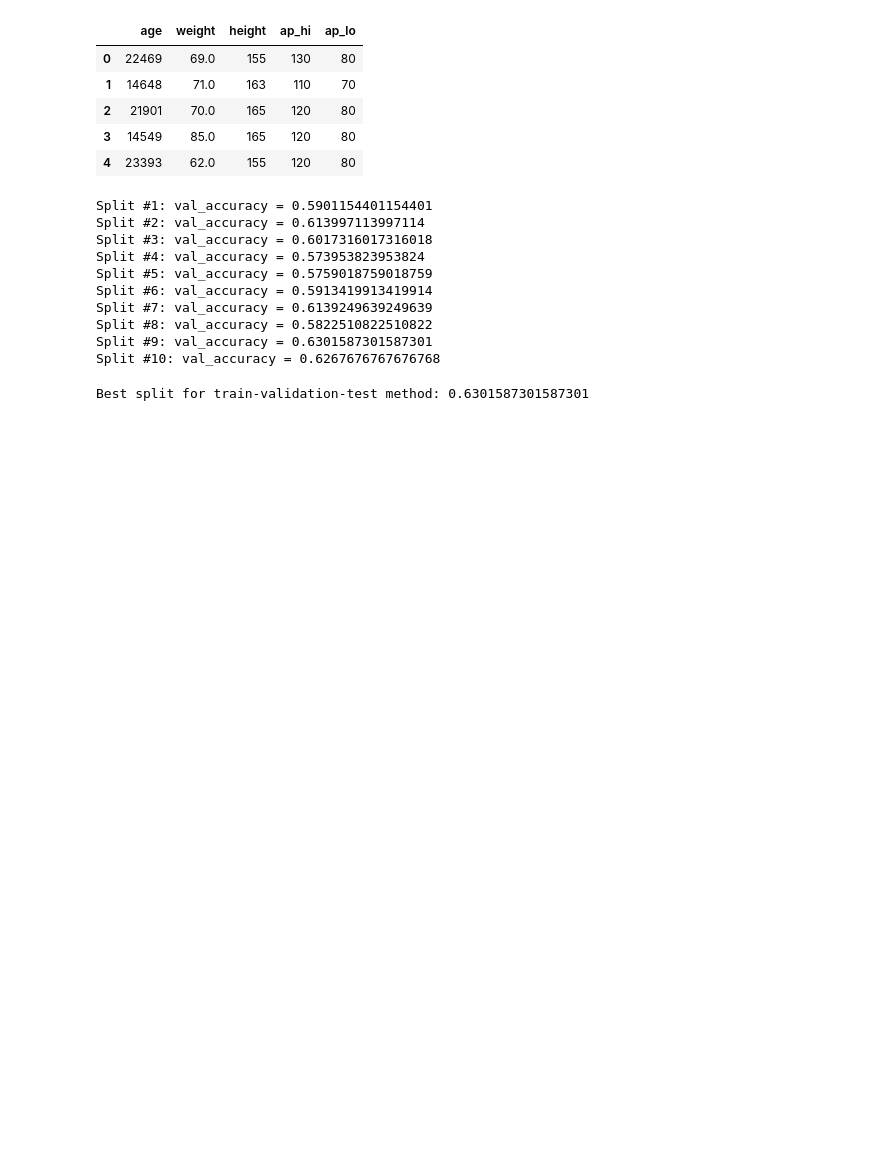
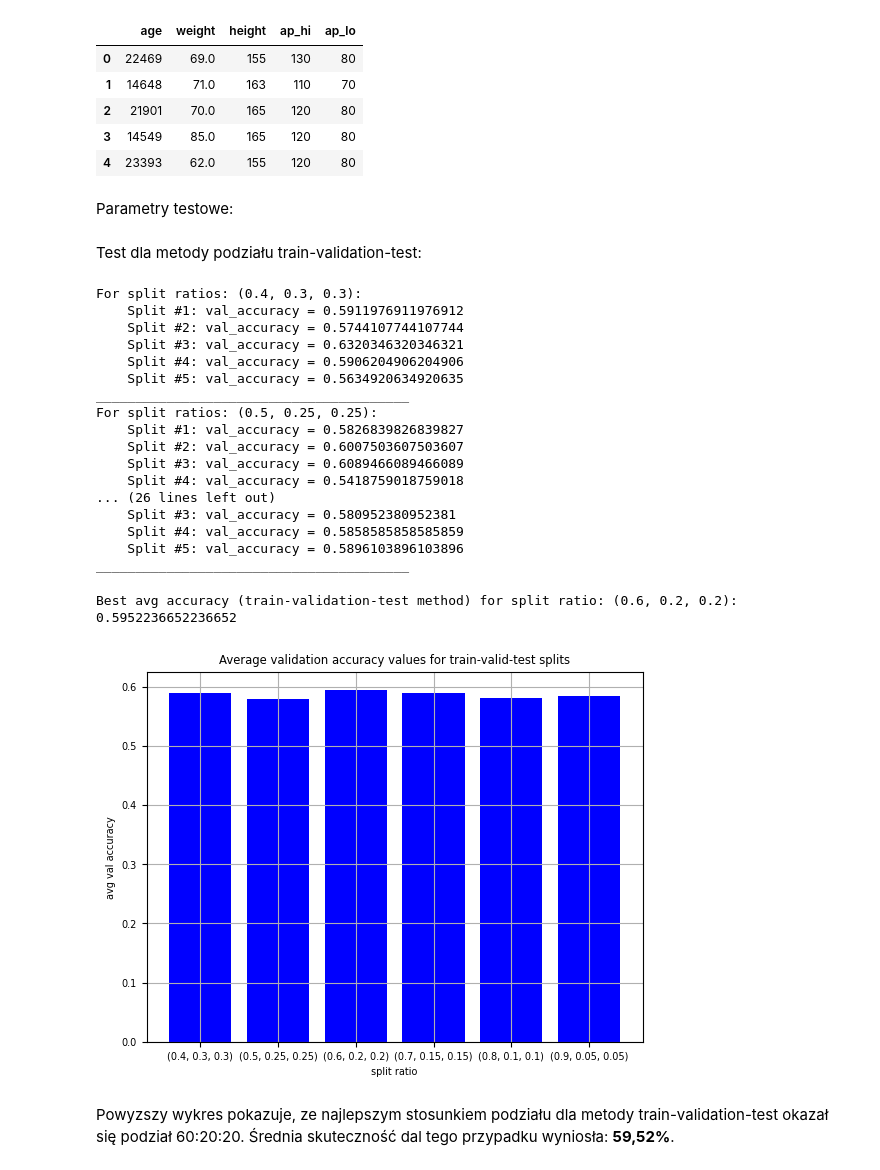
Before and after one commit to kucjan/wsi22Z-kuc, a Jupyter notebook: lab7/report/report_notebook.ipynb, the cells around one changed output. Cells and saved outputs as stored; diff of their text form; code cells hidden in the pictures; blank space fills up the shorter version.

```diff
--- a/lab7/report/report_notebook.ipynb
+++ b/lab7/report/report_notebook.ipynb
@@ -88,27 +101,61 @@ FOLDS = range(3,10)
+# %% [markdown]
+Parametry testowe:
+# %%
+NUM_OF_RUNS = 5
+TRAIN_SETS_SIZES = [0.4, 0.5, 0.6, 0.7, 0.8, 0.9]
+FOLDS = range(3,7)
+# %% [markdown]
+Test dla metody podziału train-validation-test:
 # %%
 tvt_val_accs = {}
-for i in range(NUM_OF_SPLITS):
-    split = dataset_split(dataset, CLASS_LABEL)
-    train_data_X, train_data_y, valid_data_X, valid_data_y, test_data_X, test_data_y = split
-    val_accuracy = solver.evaluate(train_data_X, train_data_y, valid_data_X, valid_data_y, non_discrete_attrs, CLASS_LABEL)
-    print(f"Split #{i+1}: val_accuracy = {val_accuracy}")
-    tvt_val_accs[val_accuracy] = split
+for i in range(len(TRAIN_SETS_SIZES)):
+    split_accs = []
+    split_ratio = (TRAIN_SETS_SIZES[i], round((1-TRAIN_SETS_SIZES[i])/2, 2), round((1-TRAIN_SETS_SIZES[i])/2, 2))
+    print(f"For split ratios: {split_ratio}:")
+    for j in range(NUM_OF_RUNS):
+      train_data_X, train_data_y, valid_data_X, valid_data_y, test_data_X, test_data_y = dataset_split(dataset, CLASS_LABEL, TRAIN_SETS_SIZES[i])
+      solver = NaiveBayesSolver()
+      val_accuracy = solver.evaluate(train_data_X, train_data_y, valid_data_X, valid_data_y, non_discrete_attrs, CLASS_LABEL)
+      print(f"    Split #{j+1}: val_accuracy = {val_accuracy}")
+      split_accs.append(val_accuracy)
+    print("_"*40)
+    tvt_val_accs[mean(split_accs)] = str(split_ratio)
 # %% [output]
-Split #1: val_accuracy = 0.5901154401154401
-Split #2: val_accuracy = 0.613997113997114
-Split #3: val_accuracy = 0.6017316017316018
-Split #4: val_accuracy = 0.573953823953824
-Split #5: val_accuracy = 0.5759018759018759
-Split #6: val_accuracy = 0.5913419913419914
-Split #7: val_accuracy = 0.6139249639249639
-Split #8: val_accuracy = 0.5822510822510822
-Split #9: val_accuracy = 0.6301587301587301
-Split #10: val_accuracy = 0.6267676767676768
+For split ratios: (0.4, 0.3, 0.3):
+    Split #1: val_accuracy = 0.5911976911976912
+    Split #2: val_accuracy = 0.5744107744107744
+    Split #3: val_accuracy = 0.6320346320346321
+    Split #4: val_accuracy = 0.5906204906204906
+    Split #5: val_accuracy = 0.5634920634920635
+________________________________________
+For split ratios: (0.5, 0.25, 0.25):
+    Split #1: val_accuracy = 0.5826839826839827
+    Split #2: val_accuracy = 0.6007503607503607
+    Split #3: val_accuracy = 0.6089466089466089
+    Split #4: val_accuracy = 0.5418759018759018
+... (26 lines left out)
+    Split #3: val_accuracy = 0.580952380952381
+    Split #4: val_accuracy = 0.5858585858585859
+    Split #5: val_accuracy = 0.5896103896103896
+________________________________________
 # %%
-best_tvt_acc = max(tvt_val_accs.keys())
-print(f"Best split for train-validation-test method: {best_tvt_acc}")
-best_tvt_split = tvt_val_accs[best_tvt_acc]
+best_tvt_val_acc = max(tvt_val_accs.keys())
+best_split_info = tvt_val_accs[best_tvt_val_acc]
+print(f"Best avg accuracy (train-validation-test method) for split ratio: {best_split_info}: {best_tvt_val_acc}")
 # %% [output]
-Best split for train-validation-test method: 0.6301587301587301
+Best avg accuracy (train-validation-test method) for split ratio: (0.6, 0.2, 0.2): 0.5952236652236652
+# %%
+plt.rcParams.update({'font.size': 7})
+plt.figure()
+plt.grid()
+plt.bar(tvt_val_accs.values(), tvt_val_accs.keys(), color ='b')
+plt.title("Average validation accuracy values for train-valid-test splits")
+plt.xlabel('split ratio')
+plt.ylabel('avg val accuracy')
+plt.show()
+# %% [output]
+[figure, added]
+# %% [markdown]
+Powyzszy wykres pokazuje, ze najlepszym stosunkiem podziału dla metody train-validation-test okazał się podział 60:20:20. Średnia skuteczność dal tego przypadku wyniosła: **59,52%**.
 # %%
 cross_val_accs = {}
```
Also changed, not shown: parts of 15 cells of this notebook, 2 other files.
